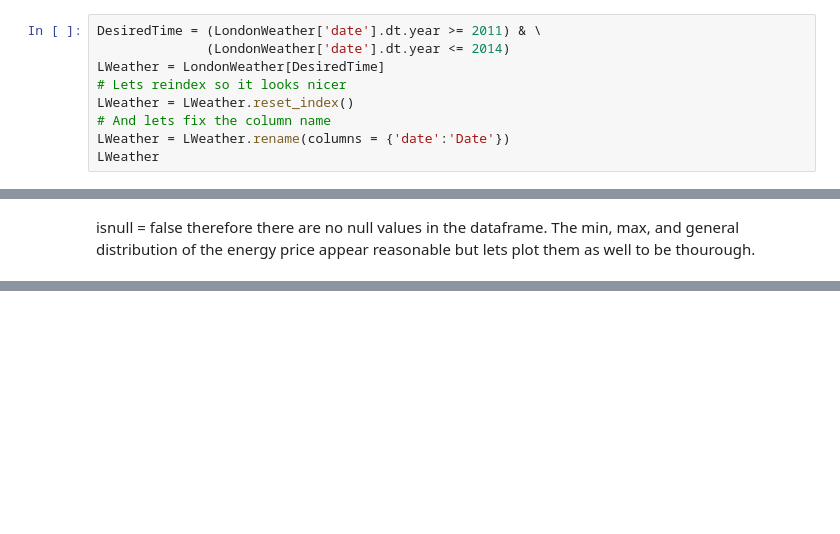
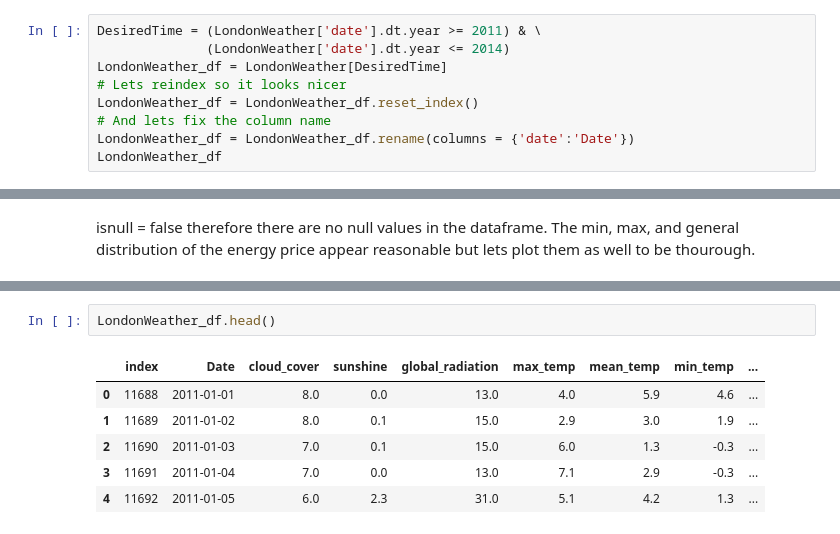
Before and after one commit to danny-ven/csc5610_london_energy, a Jupyter notebook: jupyter_notebooks/LondonData.ipynb, the cells around one changed output, grey strips where cells are left out. Drawn from its saved outputs; the diff is of its cells as text; blank space fills up the shorter version.

```diff
--- a/jupyter_notebooks/LondonData.ipynb
+++ b/jupyter_notebooks/LondonData.ipynb
@@ -145,12 +145,12 @@ The london Weather data begins in 1979 and concludes in 2020. This timeframe is
 # %%
 DesiredTime = (LondonWeather['date'].dt.year >= 2011) & \
               (LondonWeather['date'].dt.year <= 2014)
-LWeather = LondonWeather[DesiredTime]
+LondonWeather_df = LondonWeather[DesiredTime]
 # Lets reindex so it looks nicer
-LWeather = LWeather.reset_index()
+LondonWeather_df = LondonWeather_df.reset_index()
 # And lets fix the column name
-LWeather = LWeather.rename(columns = {'date':'Date'})
-LWeather
+LondonWeather_df = LondonWeather_df.rename(columns = {'date':'Date'})
+LondonWeather_df
 # %% [output]
 |  | index | Date | cloud_cover | sunshine | global_radiation | max_temp | mean_temp | min_temp | ... |
 | 0 | 11688 | 2011-01-01 | 8.0 | 0.0 | 13.0 | 4.0 | 5.9 | 4.6 | ... |
@@ -427,0 +453,9 @@ Save the final cleaned dataset as a feather file to the clean data folder for us
+# %%
+LondonWeather_df.head()
+# %% [output]
+|  | index | Date | cloud_cover | sunshine | global_radiation | max_temp | mean_temp | min_temp | ... |
+| 0 | 11688 | 2011-01-01 | 8.0 | 0.0 | 13.0 | 4.0 | 5.9 | 4.6 | ... |
+| 1 | 11689 | 2011-01-02 | 8.0 | 0.1 | 15.0 | 2.9 | 3.0 | 1.9 | ... |
+| 2 | 11690 | 2011-01-03 | 7.0 | 0.1 | 15.0 | 6.0 | 1.3 | -0.3 | ... |
+| 3 | 11691 | 2011-01-04 | 7.0 | 0.0 | 13.0 | 7.1 | 2.9 | -0.3 | ... |
+| 4 | 11692 | 2011-01-05 | 6.0 | 2.3 | 31.0 | 5.1 | 4.2 | 1.3 | ... |
```
Also changed, not shown: parts of 25 cells of this notebook, 2 other files.
